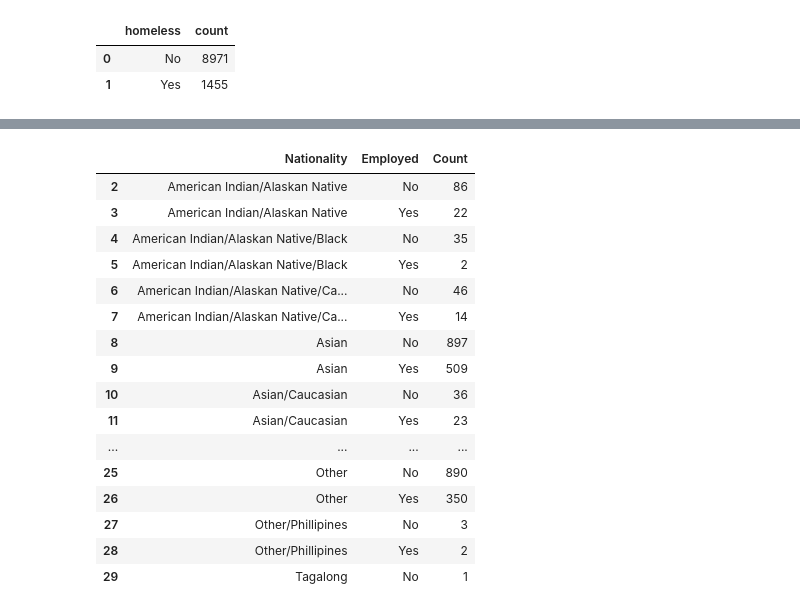
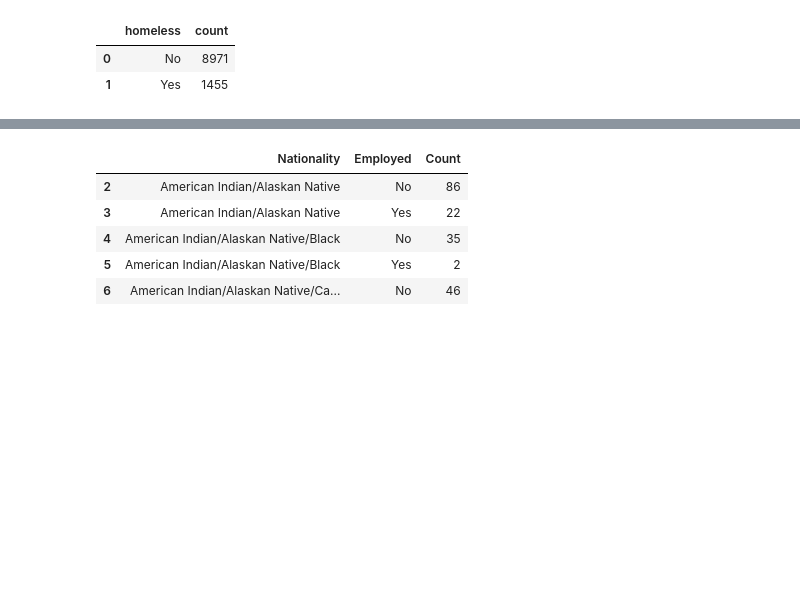
Before and after one commit to timilchene/Alameda_Food_Bank, a Jupyter notebook: Food_Bank.ipynb, the cells around one changed output, grey strips where cells are left out. Cells and saved outputs as stored; diff of their text form; code cells hidden in the pictures; blank space fills up the shorter version.

```diff
--- a/Food_Bank.ipynb
+++ b/Food_Bank.ipynb
@@ -251,26 +243,15 @@ labs(title = "Nationality/Race Distribution of Food Bank Users by Percentage of
 # %%
 racialemployment = fb.groupby(["Nationality/Race", "Employment"]).size().reset_index(name="Count")
 racialemployment.columns = ['Nationality','Employed','Count']
 racialemployment = racialemployment[racialemployment.Nationality != '0'] # Removes the weird '0' name
-racialemployment
+racialemployment.head()
 # %% [output]
 |  | Nationality | Employed | Count |
 | 2 | American Indian/Alaskan Native | No | 86 |
 | 3 | American Indian/Alaskan Native | Yes | 22 |
 | 4 | American Indian/Alaskan Native/Black | No | 35 |
 | 5 | American Indian/Alaskan Native/Black | Yes | 2 |
 | 6 | American Indian/Alaskan Native/Ca... | No | 46 |
-| 7 | American Indian/Alaskan Native/Ca... | Yes | 14 |
-| 8 | Asian | No | 897 |
-| 9 | Asian | Yes | 509 |
-| 10 | Asian/Caucasian | No | 36 |
-| 11 | Asian/Caucasian | Yes | 23 |
-| ... | ... | ... | ... |
-| 25 | Other | No | 890 |
-| 26 | Other | Yes | 350 |
-| 27 | Other/Phillipines | No | 3 |
-| 28 | Other/Phillipines | Yes | 2 |
-| 29 | Tagalong | No | 1 |
 # %%
 # In order to do a comparison, I need to calculate the ratio's of employment and nonemployment contingent on race
 (ggplot(racialemployment, aes(x = "Nationality",y = 'Count',fill = 'Employed'))+geom_bar(stat = 'identity',position = position_dodge)+
```
Also changed, not shown: parts of 10 cells of this notebook.
